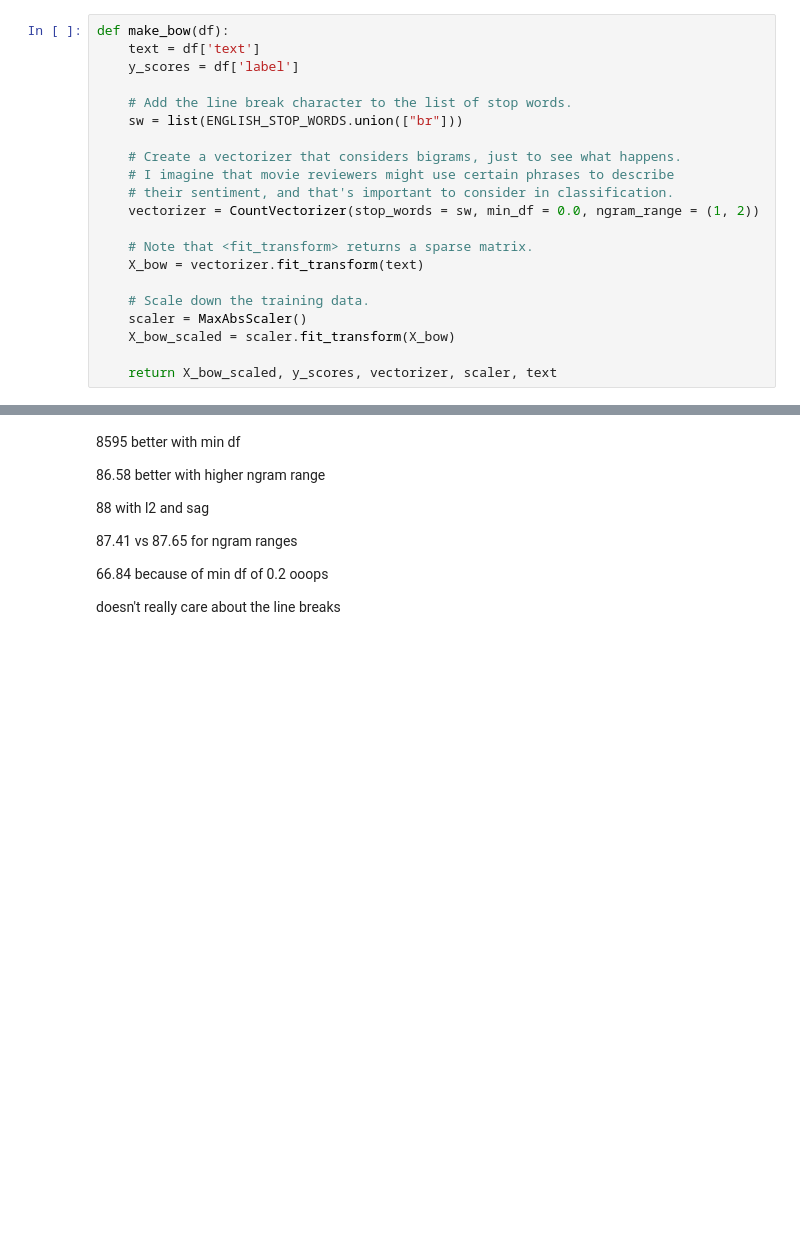
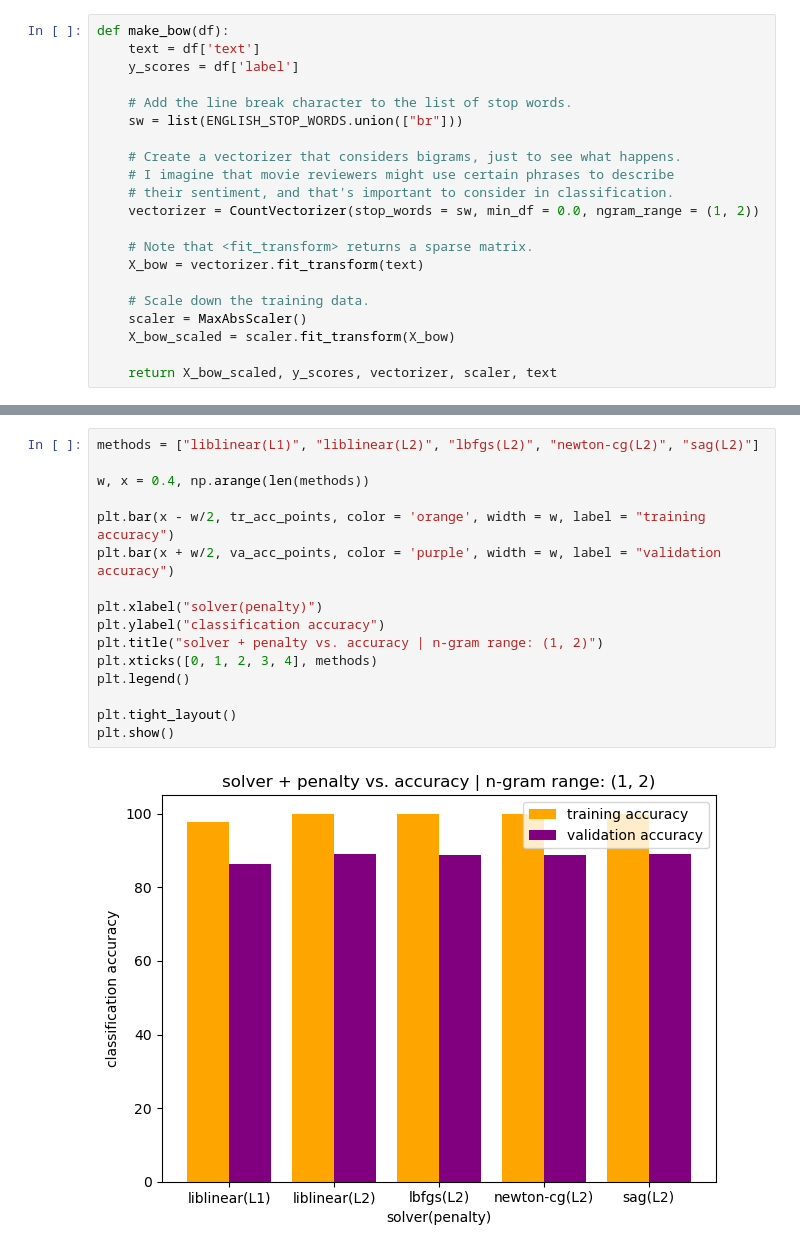
Before and after one commit to souzenkhan/CS-178-Movie-Project, a Jupyter notebook: project/logistic_regression.ipynb, the cells around one changed output, grey strips where cells are left out. Saved outputs shown, nothing was run; the diff lists cells and outputs as text; blank space fills up the shorter version.

```diff
--- a/project/logistic_regression.ipynb
+++ b/project/logistic_regression.ipynb
@@ -57,15 +134,18 @@ TESTING ACCURACY W/ UNMODIFIED HYPERPARAMETERS: 87.41
-# %% [markdown]
-8595
-better with min df
-
-86.58
-better with higher ngram range
-
-88 with l2 and sag
-
-87.41 vs 87.65 for ngram ranges
-
-66.84 because of min df of 0.2
-ooops
-
-doesn't really care about the line breaks
+# %%
+methods = ["liblinear(L1)", "liblinear(L2)", "lbfgs(L2)", "newton-cg(L2)", "sag(L2)"]
+
+w, x = 0.4, np.arange(len(methods))
+
+plt.bar(x - w/2, tr_acc_points, color = 'orange', width = w, label = "training accuracy")
+plt.bar(x + w/2, va_acc_points, color = 'purple', width = w, label = "validation accuracy")
+
+plt.xlabel("solver(penalty)")
+plt.ylabel("classification accuracy")
+plt.title("solver + penalty vs. accuracy | n-gram range: (1, 2)")
+plt.xticks([0, 1, 2, 3, 4], methods)
+plt.legend()
+
+plt.tight_layout()
+plt.show()
+# %% [output]
+[figure, added]
```
Also changed, not shown: parts of 11 cells of this notebook, 2 other files.
